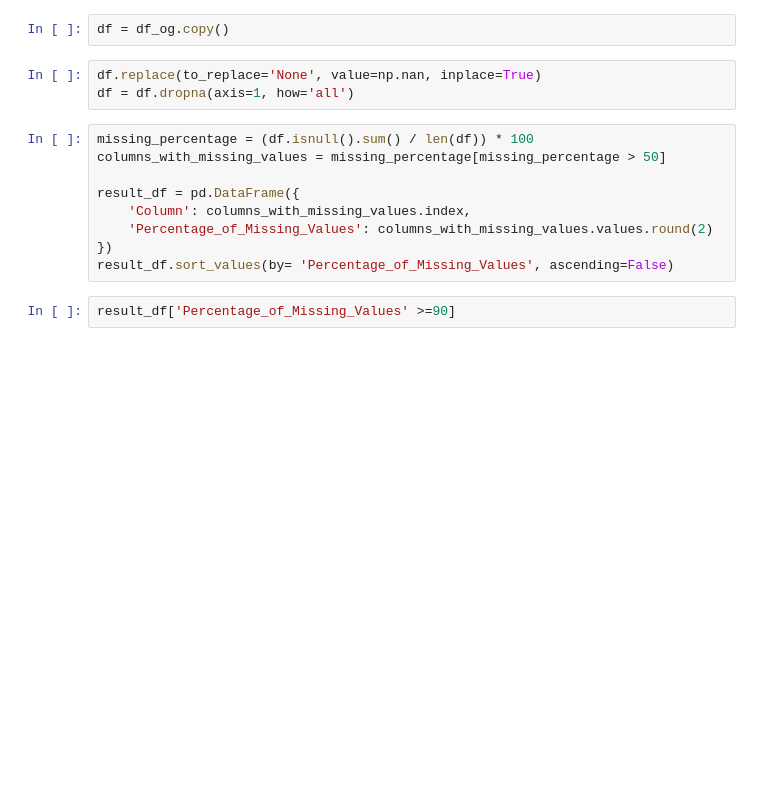
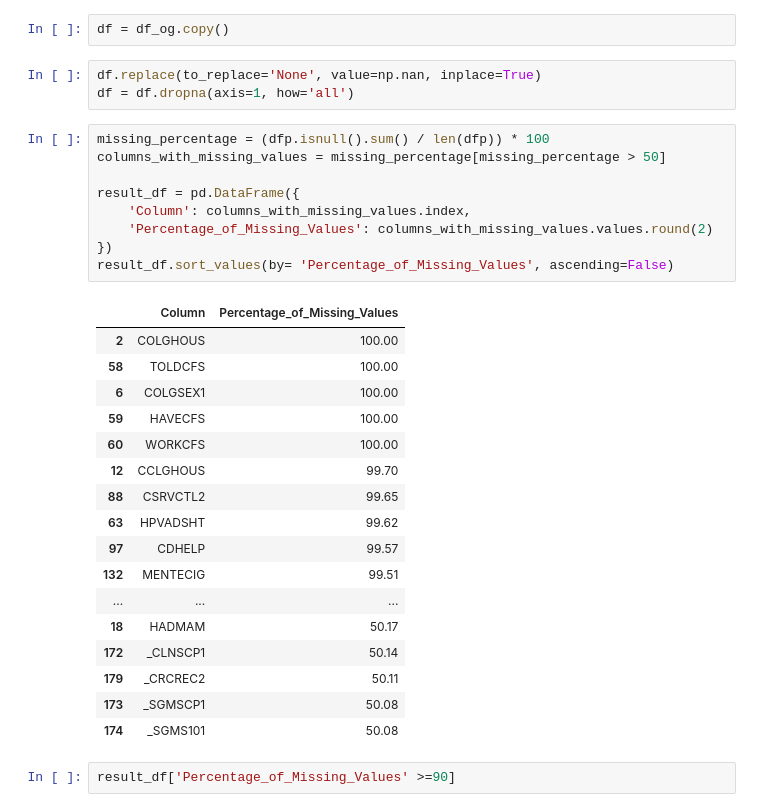
Before and after one commit to duvallar/MA384_CDSA, a Jupyter notebook: duvallar/indicators_2022/writeDirty2022.ipynb, the cells around one changed output. Saved outputs shown, nothing was run; the diff lists cells and outputs as text; blank space fills up the shorter version.

```diff
--- a/duvallar/indicators_2022/writeDirty2022.ipynb
+++ b/duvallar/indicators_2022/writeDirty2022.ipynb
@@ -15,13 +31,31 @@ df = df_og.copy()
 df.replace(to_replace='None', value=np.nan, inplace=True)
 df = df.dropna(axis=1, how='all')
 # %%
-missing_percentage = (df.isnull().sum() / len(df)) * 100
+missing_percentage = (dfp.isnull().sum() / len(dfp)) * 100
 columns_with_missing_values = missing_percentage[missing_percentage > 50]
 
 result_df = pd.DataFrame({
     'Column': columns_with_missing_values.index,
     'Percentage_of_Missing_Values': columns_with_missing_values.values.round(2)
 })
 result_df.sort_values(by= 'Percentage_of_Missing_Values', ascending=False)
+# %% [output]
+|  | Column | Percentage_of_Missing_Values |
+| 2 | COLGHOUS | 100.00 |
+| 58 | TOLDCFS | 100.00 |
+| 6 | COLGSEX1 | 100.00 |
+| 59 | HAVECFS | 100.00 |
+| 60 | WORKCFS | 100.00 |
+| 12 | CCLGHOUS | 99.70 |
+| 88 | CSRVCTL2 | 99.65 |
+| 63 | HPVADSHT | 99.62 |
+| 97 | CDHELP | 99.57 |
+| 132 | MENTECIG | 99.51 |
+| ... | ... | ... |
+| 18 | HADMAM | 50.17 |
+| 172 | _CLNSCP1 | 50.14 |
+| 179 | _CRCREC2 | 50.11 |
+| 173 | _SGMSCP1 | 50.08 |
+| 174 | _SGMS101 | 50.08 |
 # %%
 result_df['Percentage_of_Missing_Values' >=90]
```
Also changed, not shown: parts of 4 cells of this notebook.
